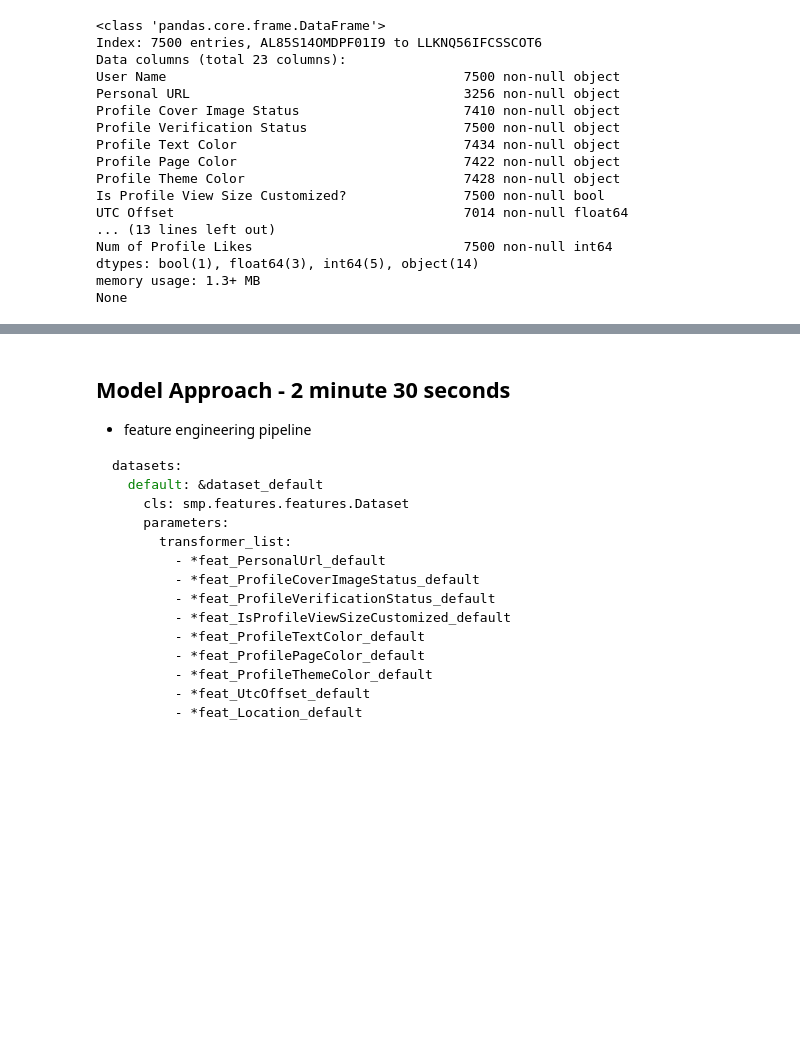
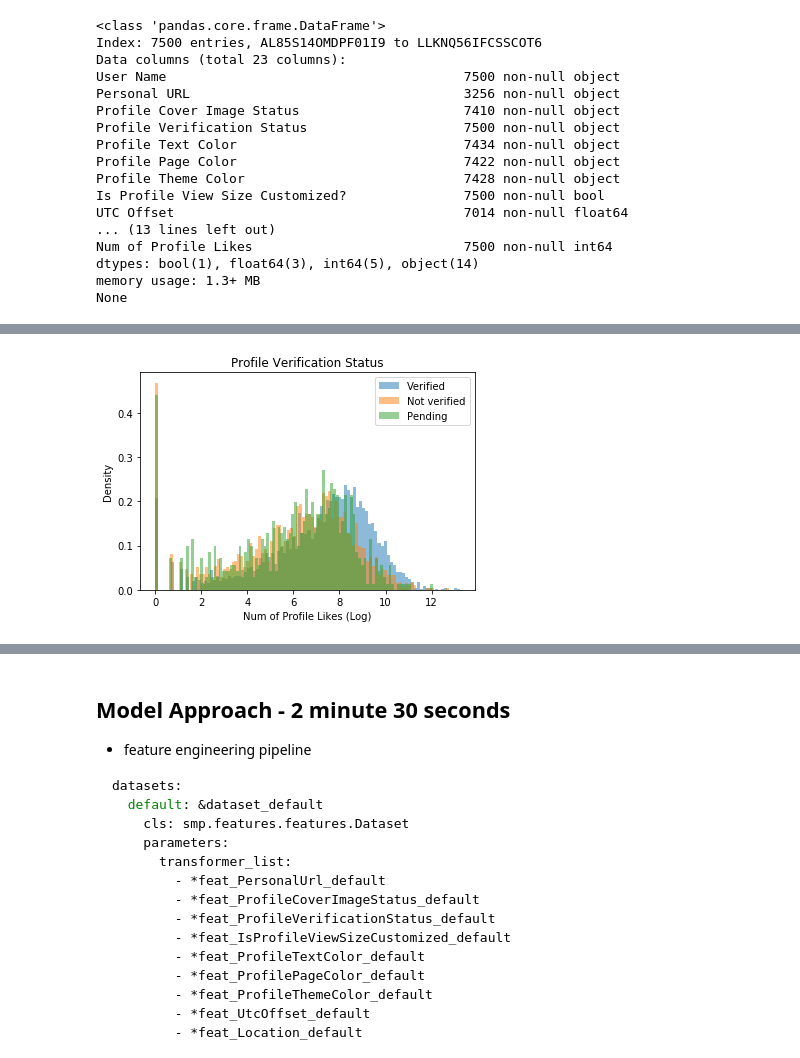
Before and after one commit to ebrunet28/smp, a Jupyter notebook: notebooks/presentation.ipynb, the cells around one changed output, grey strips where cells are left out. Drawn from its saved outputs; the diff is of its cells as text; code cells hidden in the pictures; blank space fills up the shorter version.

```diff
--- a/notebooks/presentation.ipynb
+++ b/notebooks/presentation.ipynb
@@ -131,0 +109,16 @@ TODO: describe preprocessing
+# %%
+from smp.features.categorical import ProfileVerificationStatus
+
+feature = ProfileVerificationStatus()
+X = loader.train[feature.var_name]  # TODO use feature variable
+
+_ = plt.hist(y[X == 'Verified'], bins=100, alpha=0.5, density=True, label="Verified")
+_ = plt.hist(y[X == 'Not verified'], bins=100, alpha=0.5, density=True, label="Not verified")
+_ = plt.hist(y[X == 'Pending'], bins=100, alpha=0.5, density=True, label="Pending")
+
+_ = plt.title(feature.var_name)
+_ = plt.xlabel("Num of Profile Likes (Log)")
+_ = plt.ylabel("Density")
+_ = plt.legend()
+# %% [output]
+[figure, added]
```
Also changed, not shown: parts of 16 cells of this notebook.
